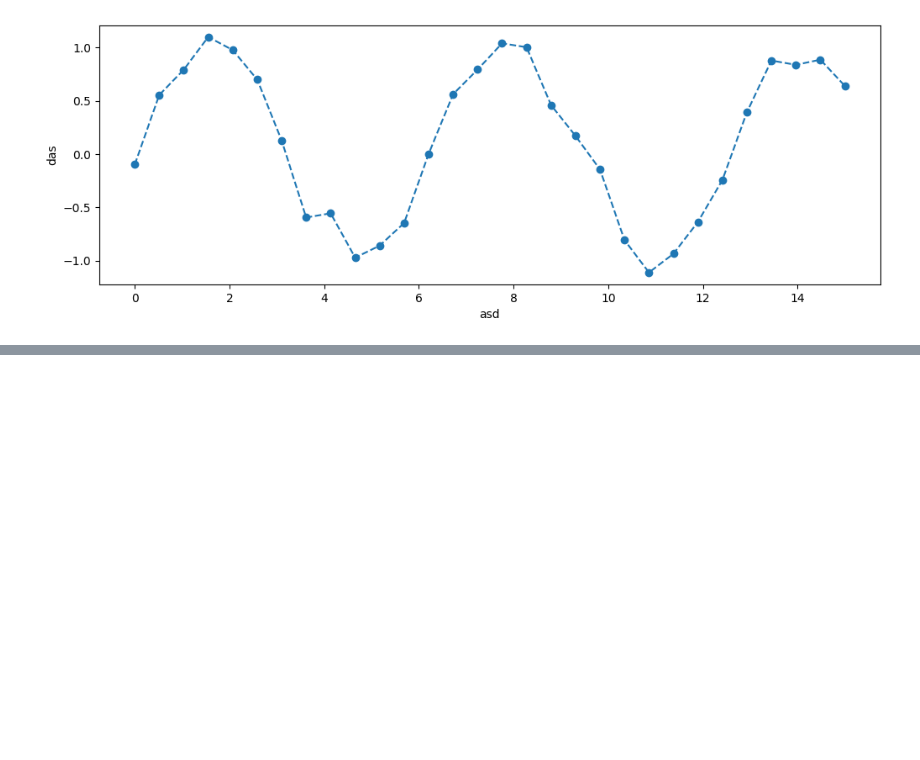
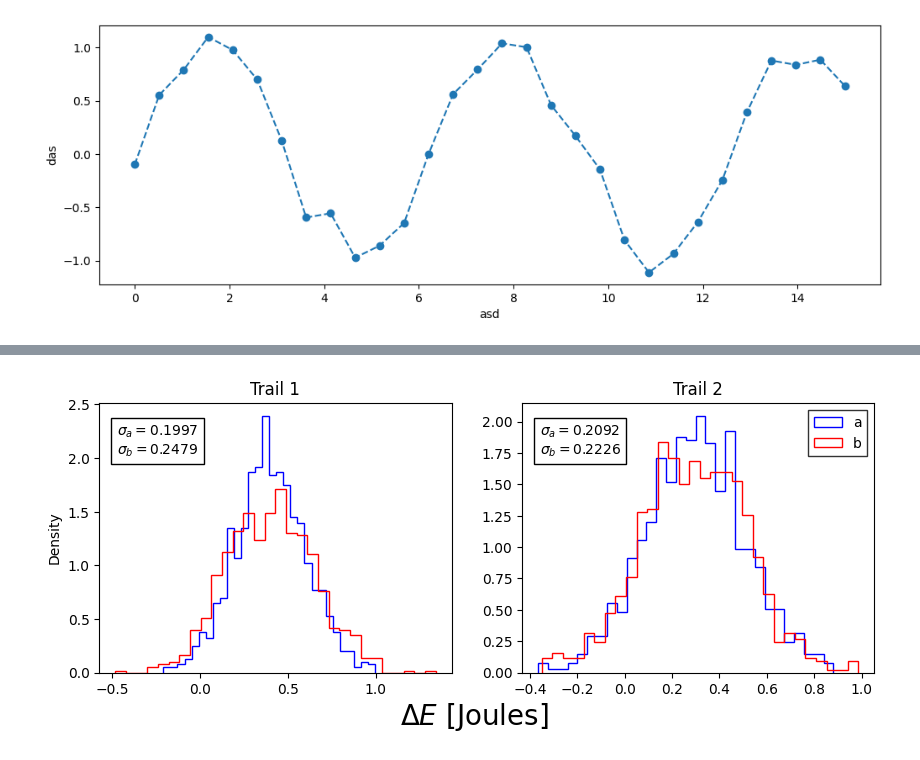
Before and after one commit to Flakvard/statistik, a Jupyter notebook: matplotlib.ipynb, the cells around one changed output, grey strips where cells are left out. Saved outputs shown, nothing was run; the diff lists cells and outputs as text; code cells hidden in the pictures; blank space fills up the shorter version.

```diff
--- a/matplotlib.ipynb
+++ b/matplotlib.ipynb
@@ -118,0 +124,35 @@ array([[<AxesSubplot: >, <AxesSubplot: >],
+# %%
+res_a1 = 0.2*np.random.randn(1000)+0.4
+res_b1 = 0.25*np.random.randn(1000)+0.4
+res_a2 = 0.21*np.random.randn(1000)+0.3
+res_b2 = 0.22*np.random.randn(1000)+0.3
+# %%
+textstr1 = '\n'.join((
+    r'$\sigma_a=%.4f$' % (np.std(res_a1)),
+    r'$\sigma_b=%.4f$' % (np.std(res_b1))))
+
+textstr2 = '\n'.join((
+    r'$\sigma_a=%.4f$' % (np.std(res_a2)),
+    r'$\sigma_b=%.4f$' % (np.std(res_b2))))
+# %%
+fig, axes = plt.subplots(1,2, figsize=(10,3.5))
+ax = axes [0]
+ax.hist(res_a1, bins=30, density=True, histtype='step', label='a', color='blue')
+ax.hist(res_b1, bins=30, density=True, histtype='step', label='b', color='red')
+#ax.legend(loc='upper right', fancybox=False, edgecolor='black') #fancybox = Change the box to square and not rounded
+ax.text(0.05,0.81, textstr1, transform=ax.transAxes, bbox = dict(facecolor='white', edgecolor='black')) #bbox change the box for text
+ax.set_title('Trail 1') #Title for the chart/figure
+ax.set_ylabel('Density')
+
+#Copypaste ax after finish editing
+ax = axes [1]
+ax.hist(res_a2, bins=30, density=True, histtype='step', label='a', color='blue')
+ax.hist(res_b2, bins=30, density=True, histtype='step', label='b', color='red')
+ax.legend(loc='upper right', fancybox=False, edgecolor='black') #fancybox = Change the box to square and not rounded
+ax.text(0.05,0.81, textstr2, transform=ax.transAxes, bbox = dict(facecolor='white', edgecolor='black')) #bbox change the box for text
+#ax.set_ylabel('Density')
+ax.set_title('Trail 2') #Title for the chart/figure
+fig.text(0.5, -0.04, '$\Delta E$ [Joules]', ha='center', fontsize=20) #ha = horizontal alignment
+plt.show()
+# %% [output]
+[figure, added]
```
Also changed, not shown: parts of 15 cells of this notebook, 1 other file.
